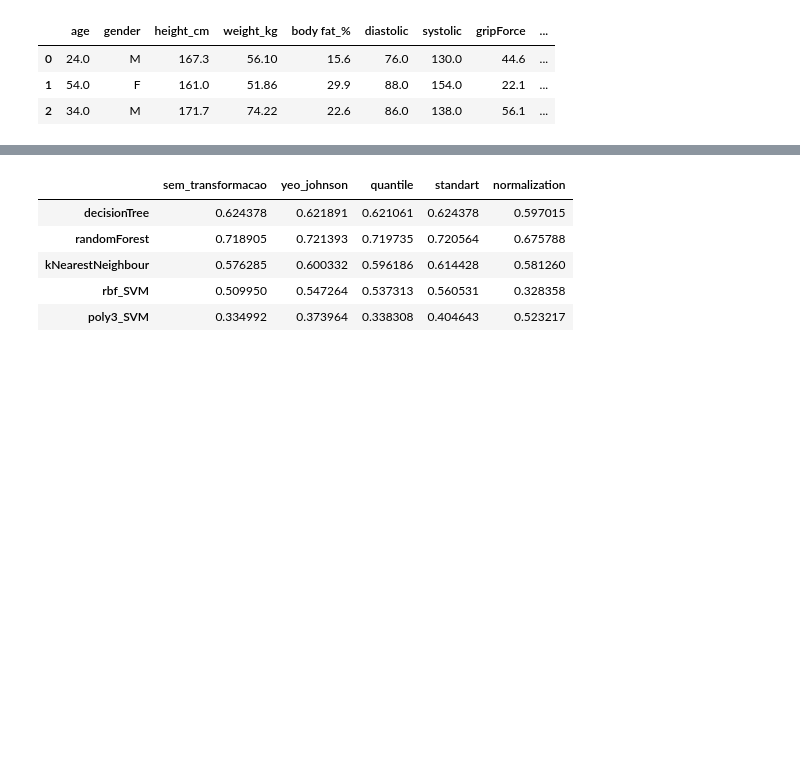
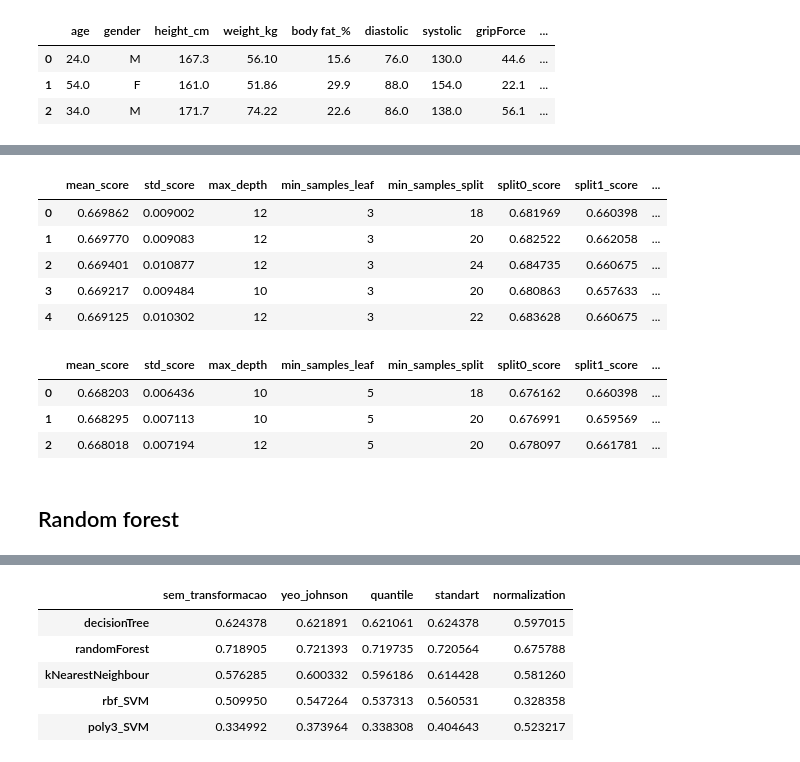
Before and after one commit to jpgam50/teste_branch, a Jupyter notebook: 1_pesquisa_e_desenvolvimento/3_treinamento_do_modelo.ipynb, the cells around one changed output, grey strips where cells are left out. Saved outputs shown, nothing was run; the diff lists cells and outputs as text; code cells hidden in the pictures; blank space fills up the shorter version.

```diff
--- a/1_pesquisa_e_desenvolvimento/3_treinamento_do_modelo.ipynb
+++ b/1_pesquisa_e_desenvolvimento/3_treinamento_do_modelo.ipynb
@@ -89,0 +77,20 @@ X_train, X_test, y_train, y_test = train_test_split(X,y,
+# %%
+# set up the model
+tree = DecisionTreeClassifier(criterion="entropy",
+                             random_state=0,
+                             min_impurity_decrease=0
+                             )
+
+# determine the hyperparameter space
+param_grid = dict(
+    max_depth=[8,10,12,14,16],
+    min_samples_split=[8,12,14,16,18,20,22,24],
+    min_samples_leaf=[3,5,7],
+    )
+
+# set up the search
+search = GridSearchCV(tree, param_grid, scoring='accuracy',
+                      cv=3, refit=True)
+
+# find best hyperparameters
+search.fit(X_train, y_train)
@@ -89,0 +106,49 @@ X_train, X_test, y_train, y_test = train_test_split(X,y,
+# %%
+# Seleciona resultados desejados
+
+df_results = pd.DataFrame(search.cv_results_)
+
+columns=['mean_test_score','std_test_score', 'param_max_depth',
+     'param_min_samples_leaf','param_min_samples_split',
+     'split0_test_score','split1_test_score','split2_test_score']
+
+colunms_rename=['mean_score','std_score', 'max_depth',
+     'min_samples_leaf','min_samples_split',
+     'split0_score','split1_score','split2_score']
+
+
+df_results = df_results[columns]
+df_results.columns=colunms_rename
+
+# ordena os resultados
+df_results.sort_values(by='mean_score',
+                       ascending=False,
+                       inplace=True)
+
+df_results.reset_index(inplace=True, drop=True)
+df_results.head(5)
+# %% [output]
+|  | mean_score | std_score | max_depth | min_samples_leaf | min_samples_split | split0_score | split1_score | ... |
+| 0 | 0.669862 | 0.009002 | 12 | 3 | 18 | 0.681969 | 0.660398 | ... |
+| 1 | 0.669770 | 0.009083 | 12 | 3 | 20 | 0.682522 | 0.662058 | ... |
+| 2 | 0.669401 | 0.010877 | 12 | 3 | 24 | 0.684735 | 0.660675 | ... |
+| 3 | 0.669217 | 0.009484 | 10 | 3 | 20 | 0.680863 | 0.657633 | ... |
+| 4 | 0.669125 | 0.010302 | 12 | 3 | 22 | 0.683628 | 0.660675 | ... |
+# %%
+# seleciona os melhores resultados
+df_results_sel=df_results[df_results['mean_score']> 0.668]
+
+# organiza os resultado para 'std_score' crescente
+df_results_sel.sort_values(by='std_score',
+                           ascending=True,
+                           inplace=True)
+
+df_results_sel.reset_index(inplace=True, drop=True)
+df_results_sel.head(3)
+# %% [output]
+|  | mean_score | std_score | max_depth | min_samples_leaf | min_samples_split | split0_score | split1_score | ... |
+| 0 | 0.668203 | 0.006436 | 10 | 5 | 18 | 0.676162 | 0.660398 | ... |
+| 1 | 0.668295 | 0.007113 | 10 | 5 | 20 | 0.676991 | 0.659569 | ... |
+| 2 | 0.668018 | 0.007194 | 12 | 5 | 20 | 0.678097 | 0.661781 | ... |
+# %% [markdown]
+## Random forest
```
Also changed, not shown: parts of 17 cells of this notebook, 5 other files.
